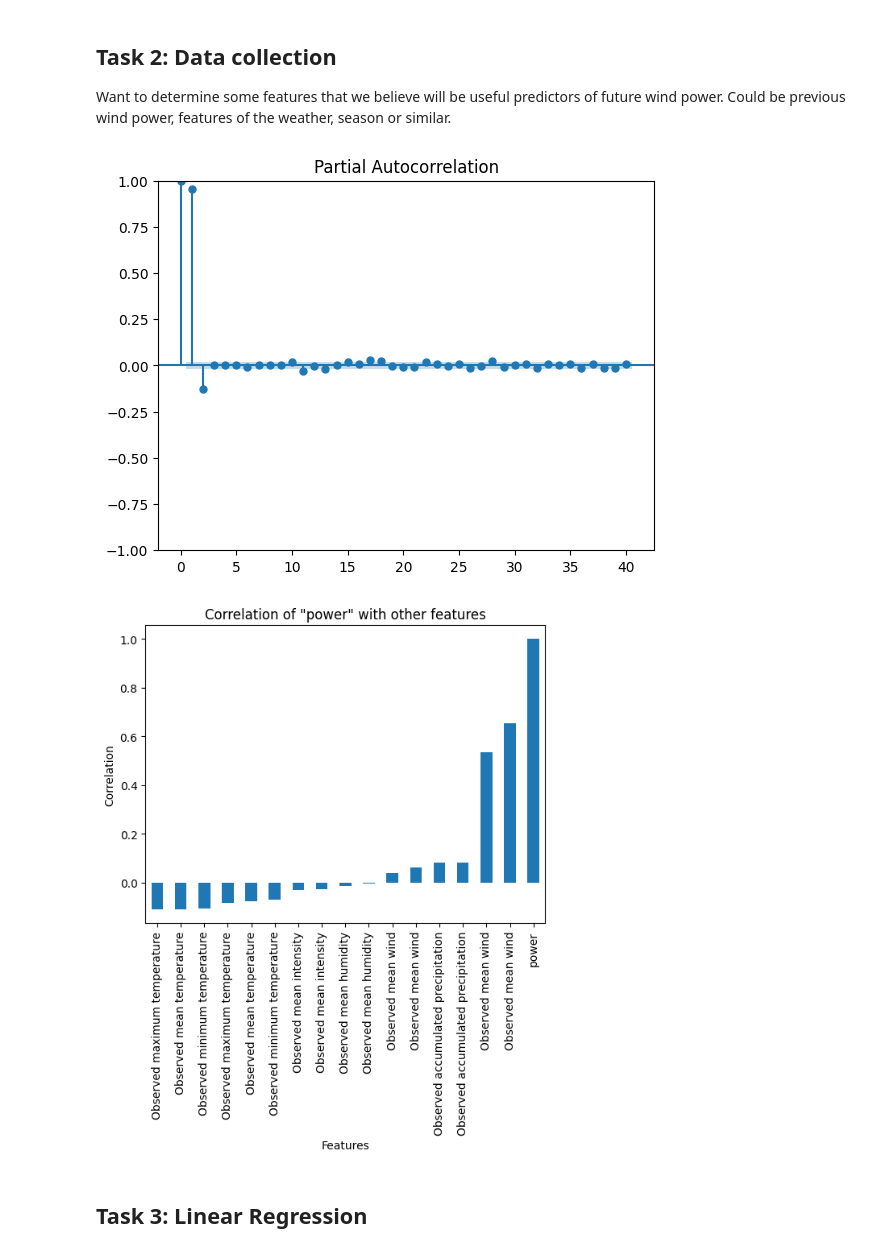
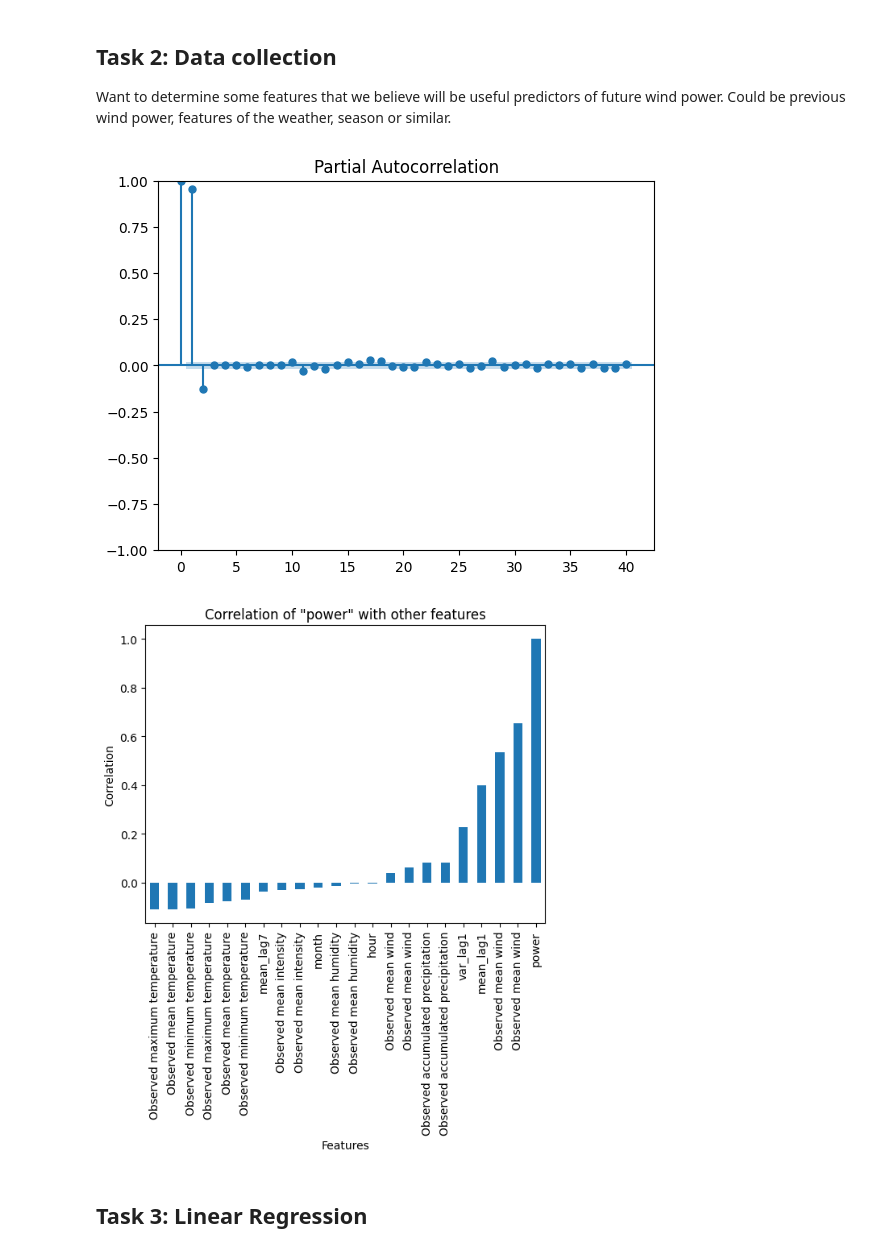
Before and after one commit to JacobSkaarup/46765_assignment1, a Jupyter notebook: main.ipynb, the cells around one changed output. Drawn from its saved outputs; the diff is of its cells as text; code cells hidden in the pictures.

Commit message:
Prepared later tasks

```diff
--- a/main.ipynb
+++ b/main.ipynb
@@ -140,23 +140,44 @@ prices = prices.rename(columns = {"Nordpool Elspot Prices - hourly price DK-DK2
 # %%
 # Check autorrelation of power production
 tsaplots.plot_pacf(production)
 plt.show()
 
 # Check correlation between features
 data = pd.merge(production, weather, left_index=True, right_index=True)
 
 # Shorten the column names to first three words
 data.columns = data.columns.str.split().str[:3].str.join(' ')
 
+### Add more potential features ###
+# Add hour, day and month as features. Might test later with one-hot encoding
+data['hour'] = data.index.hour
+data['month'] = data.index.month
+
+# Add mean power production the day before as feature
+daily_mean_power = data['power'].resample('D').mean()
+mean_lag1 = daily_mean_power.shift(1)
+data['mean_lag1'] = data.index.normalize().map(mean_lag1)
+
+# Add variance of power production the day before as feature
+daily_var_power = data['power'].resample('D').var()
+var_lag1 = daily_var_power.shift(1)
+data['var_lag1'] = data.index.normalize().map(var_lag1)
+
+# Add mean power production the week before as feature
+weekly_mean_power = data['power'].resample('W').mean()
+mean_lag7 = weekly_mean_power.shift(1)
+data['mean_lag7'] = data.index.normalize().map(mean_lag7)
+
+
 data.corr().iloc[:, 0].sort_values().plot(kind='bar')
 plt.title('Correlation of "power" with other features')
 plt.xlabel('Features')
 plt.ylabel('Correlation')
 plt.xticks(rotation=90)
 plt.show()
 # %% [output]
 [figure]
-[figure, old version]
+[figure, new version]
 # %%
 import numpy as np
 from sklearn.preprocessing import StandardScaler
```
Also changed, not shown: parts of 8 cells of this notebook.
